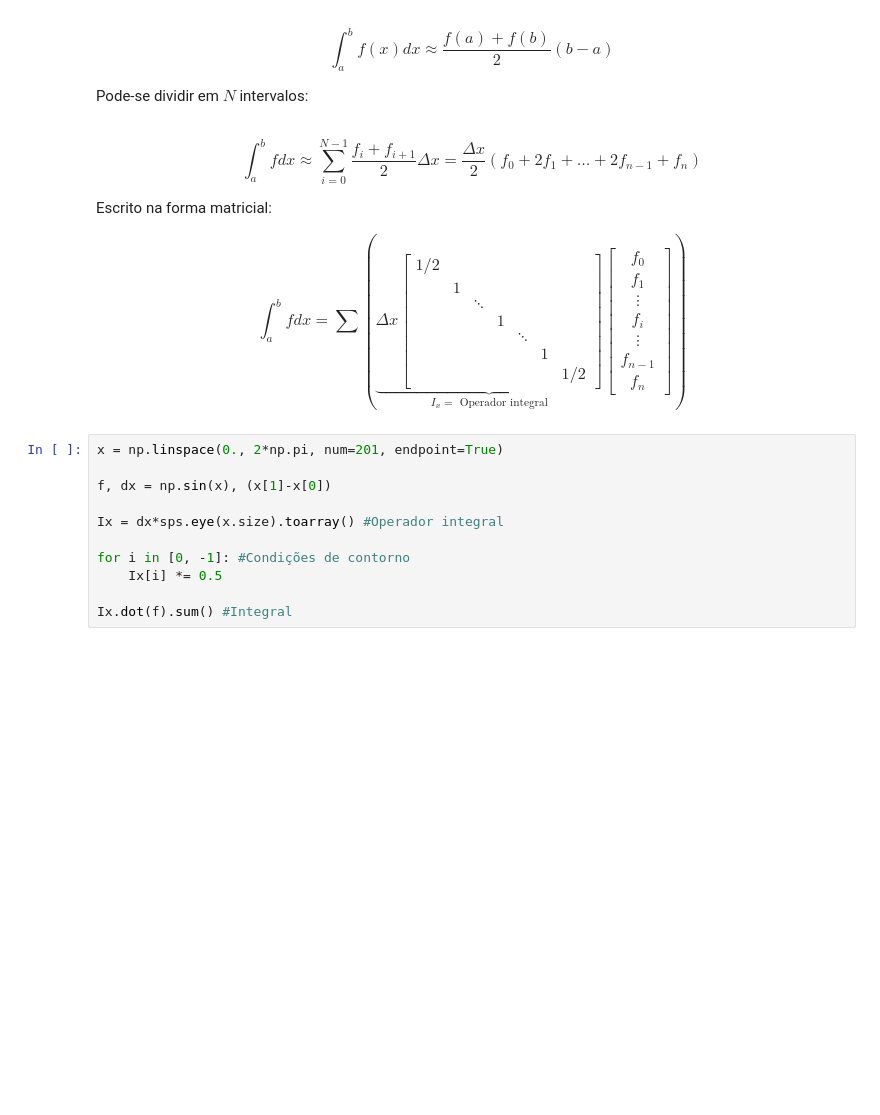
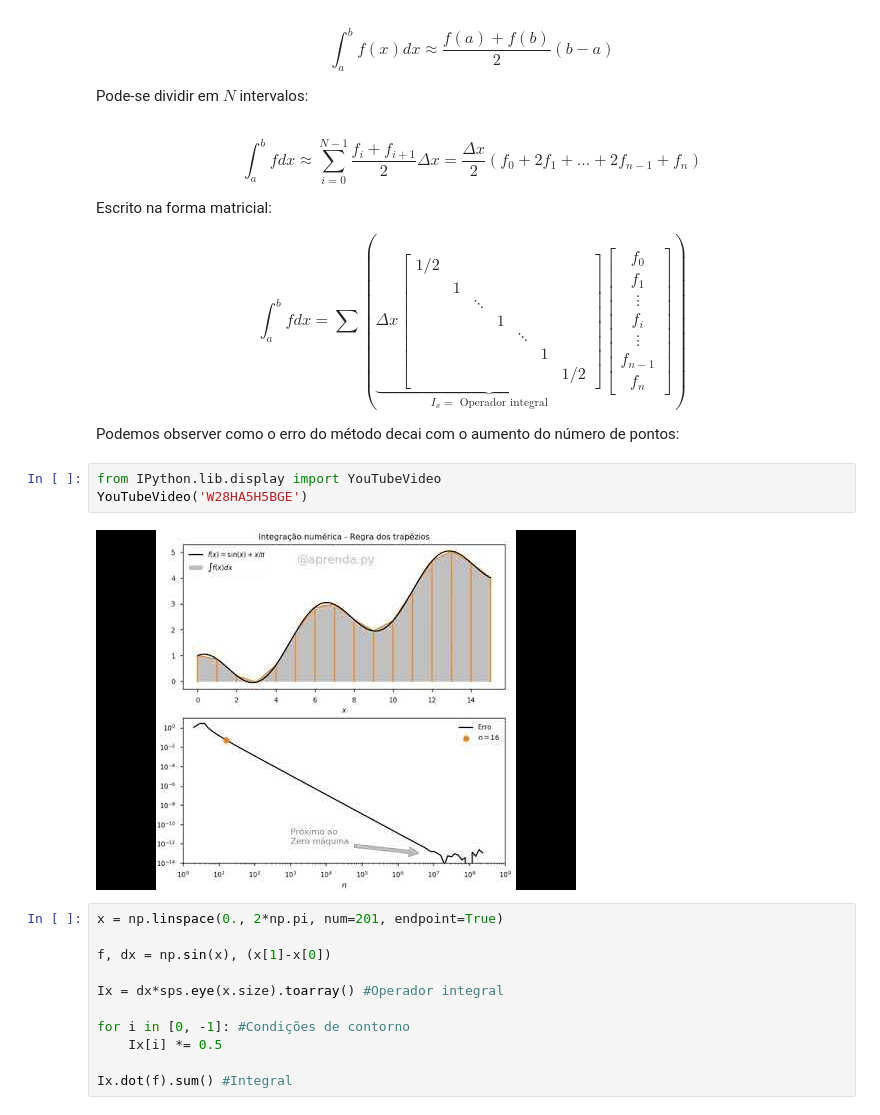
Before and after one commit to fschuch/Python-Transferencia-de-Calor, a Jupyter notebook: aula.ipynb, the cells around one changed output. Saved outputs shown, nothing was run; the diff lists cells and outputs as text; blank space fills up the shorter version.

```diff
--- a/aula.ipynb
+++ b/aula.ipynb
@@ -643,6 +640,13 @@ Escrito na forma matricial:
 \begin{bmatrix} f_{0} \\ f_{1} \\ \vdots \\ f_{i} \\ \vdots \\ f_{n-1}\\ f_{n}\end{bmatrix}
 \right)
 \end{equation}
+
+Podemos observer como o erro do método decai com o aumento do número de pontos:
+# %%
+from IPython.lib.display import YouTubeVideo
+YouTubeVideo('W28HA5H5BGE')
+# %% [output]
+[figure, added]
 # %%
 x = np.linspace(0., 2*np.pi, num=201, endpoint=True)
 
```
Also changed, not shown: parts of 6 cells of this notebook.
